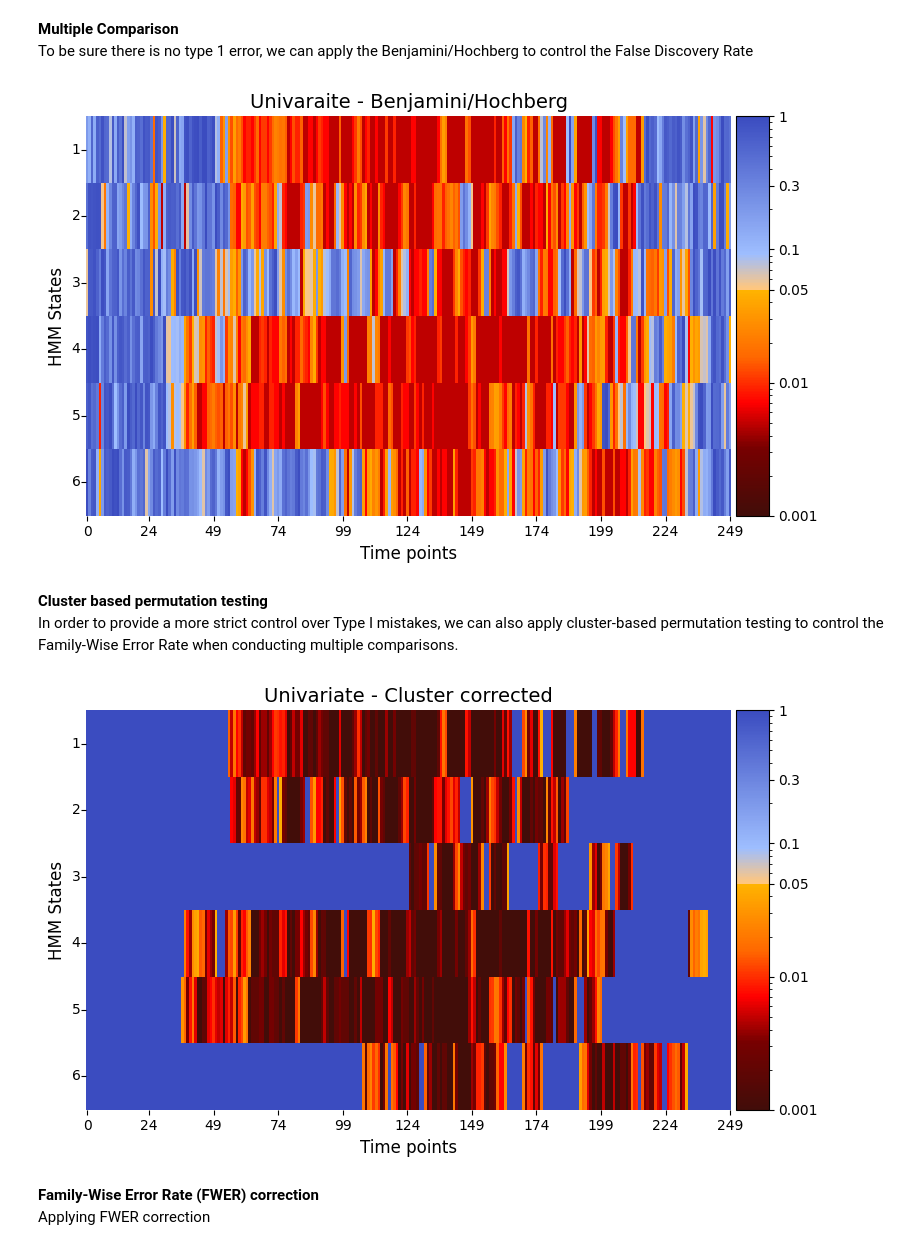
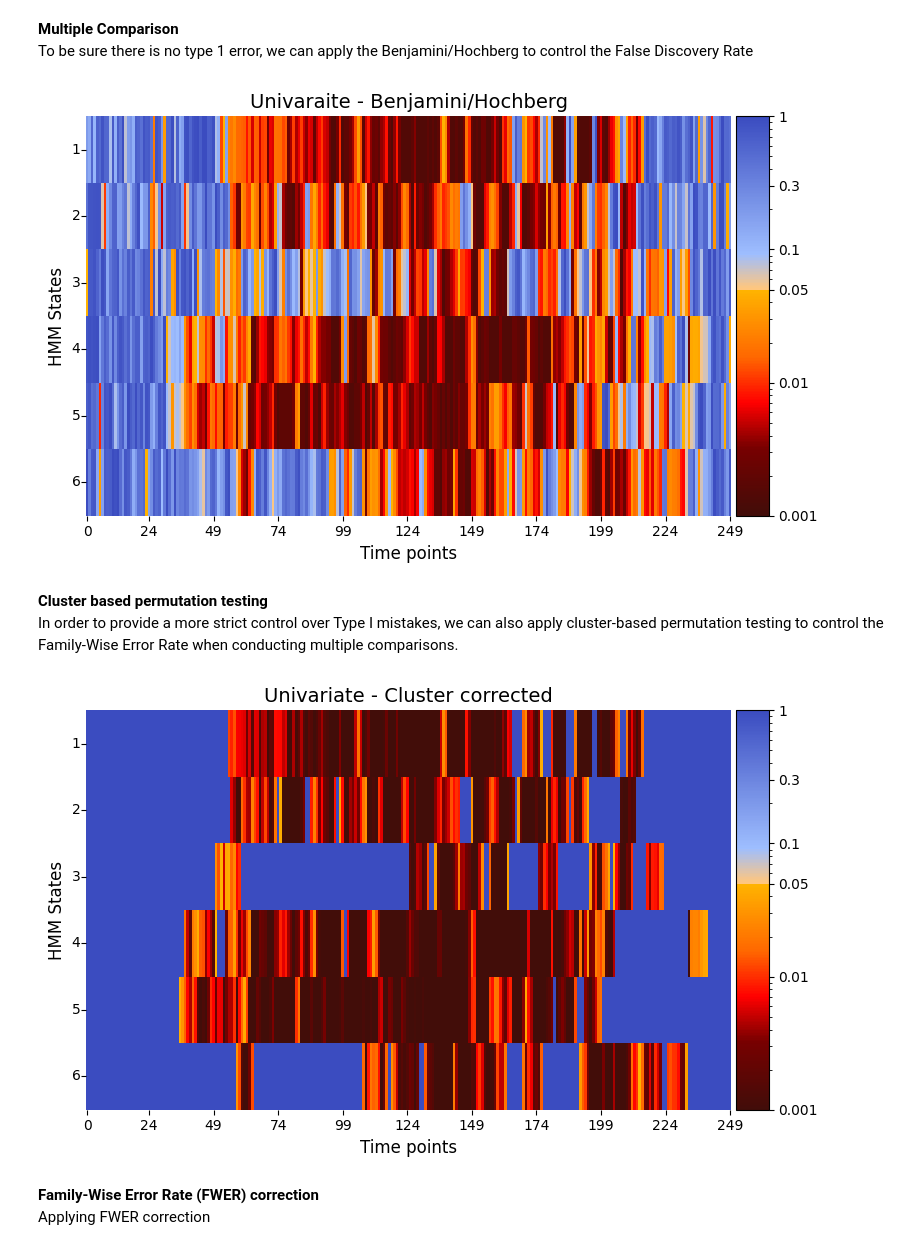
Before and after one commit to vidaurre/glhmm, a Jupyter notebook: docs/notebooks/Testing_across_sessions_within_subject.ipynb, the cells around one changed output. Cells and saved outputs as stored; diff of their text form; code cells hidden in the pictures.

```diff
--- a/docs/notebooks/Testing_across_sessions_within_subject.ipynb
+++ b/docs/notebooks/Testing_across_sessions_within_subject.ipynb
@@ -48,7 +48,7 @@ Let's start by loading the essential data for this tutorial:
 # Get the current directory
 PATH_PARENT = Path.cwd()
 # Path of the location of the data
-PATH_DATA = PATH_PARENT / "data_statistical_testing"
+PATH_DATA = PATH_PARENT / "files" / "data_statistical_testing"
 
 # Load D data
 D_sessions = np.load(PATH_DATA/"D_sessions.npy")
@@ -143,7 +143,7 @@ Shape of index: (1500, 2)
 **NOTE: It is important to standardise your timeseries and, if necessary, apply other kinds of preprocessing before fitting the model.**\
 This will be done separately for each session/subject as specified in the indices. The data provided here are already close to standardised (so the code below will not do much).
 # %%
-D_con_preproc,_ = preproc.preprocess_data(D_con,
+D_con_preproc,_ , _= preproc.preprocess_data(D_con,
                                           idx_trials)
 # %% [markdown]
 ## 2. Load data or initialise and train HMM <a id="load_hmm"></a>
@@ -374,7 +387,7 @@ Additional settings allow for the inclusion of confounding variables, which can
 # %%
 # Set the parameters for between-subject testing
 method = "univariate"
-Nnull_samples = 1000 # Number of permutations (default = 1000)
+Nnull_samples = 10_000 # Number of permutations (default = 1000)
 # Perform across-subject testing
 result_univariate =statistics.test_across_sessions_within_subject(D_data=Gamma_epoch,
                                                                   R_data=R_sessions,
@@ -419,22 +432,22 @@ graphics.plot_p_value_matrix(pval_corrected.T,
                              annot=False,
                              num_x_ticks=11)
 # %% [output]
-[figure, old version]
+[figure, new version]
 # %% [markdown]
 **Cluster based permutation testing**\
 In order to provide a more strict control over Type I mistakes, we can also apply cluster-based permutation testing to control the Family-Wise Error Rate when conducting multiple comparisons.
 # %%
-pval_cluster =statistics.pval_cluster_based_correction(result_univariate, individual_feature=True)
+pval_cluster =statistics.pval_cluster_based_correction(result_univariate, individual_feature=True,)
 # Plot p-values
 graphics.plot_p_value_matrix(pval_cluster.T,
                              title_text ="Univariate - Cluster corrected",
                              figsize=(8, 5),
                              xlabel="Time points",
                              ylabel="HMM States",
                              annot=False,
                              num_x_ticks=11)
 # %% [output]
-[figure, old version]
+[figure, new version]
 # %% [markdown]
 **Family-Wise Error Rate (FWER) correction**\
 Applying FWER correction
```
Also changed, not shown: parts of 11 cells of this notebook, 22 other files.
